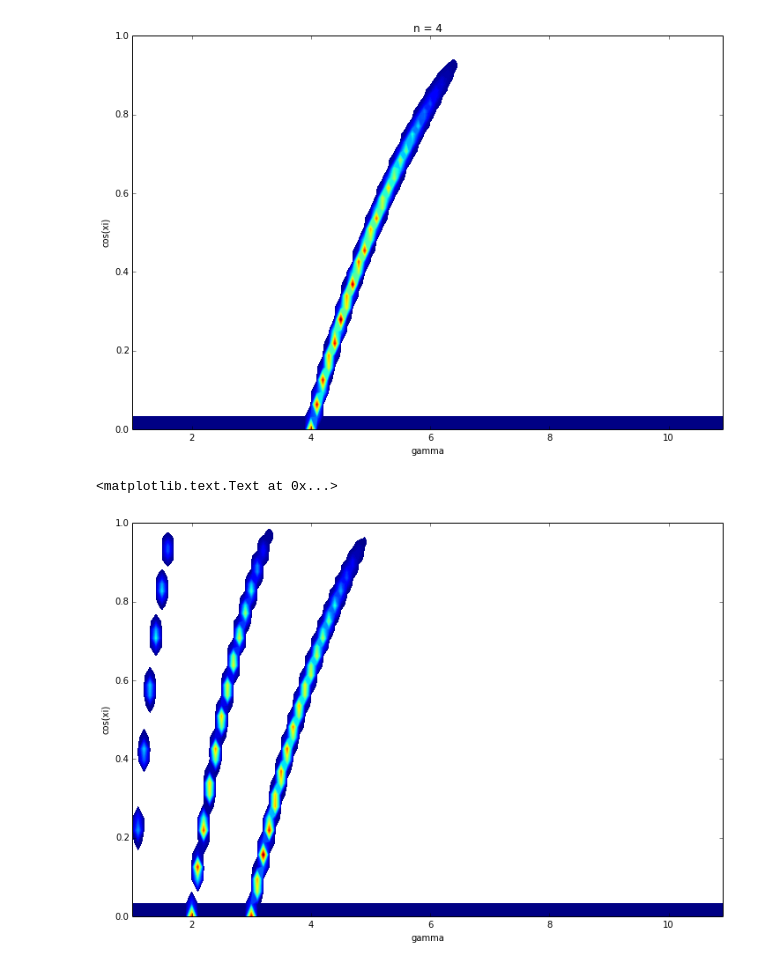
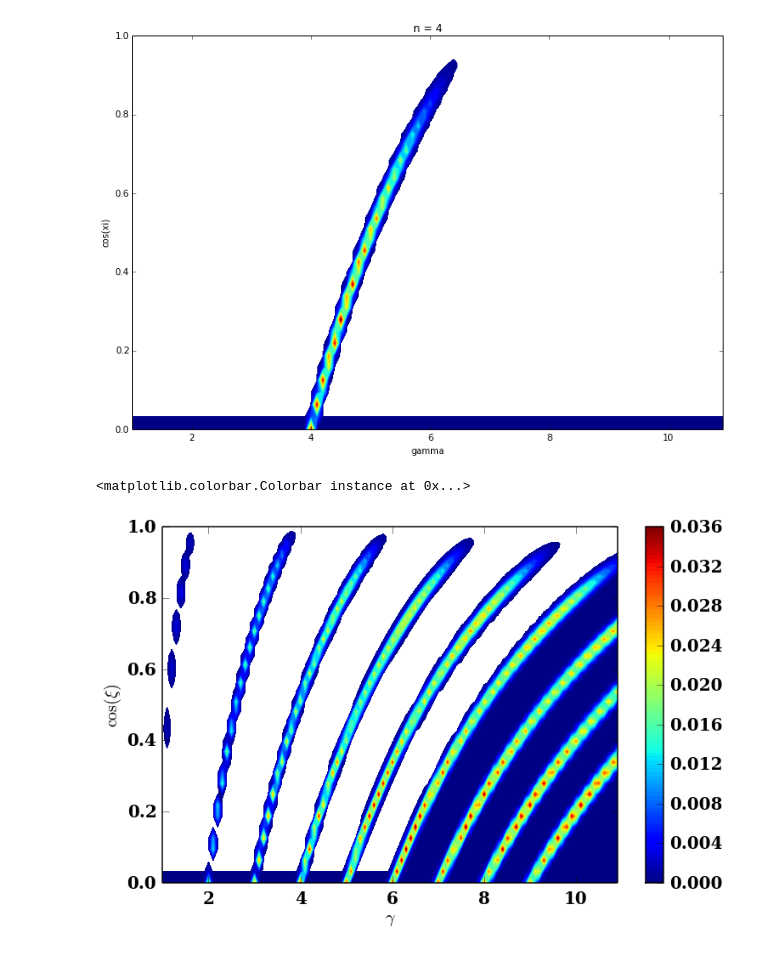
Before and after one commit to aapandy2/kappa_distributions, a Jupyter notebook: jnu_integrand_plot.ipynb, the cells around one changed output. Drawn from its saved outputs; the diff is of its cells as text; code cells hidden in the pictures.

Commit message:
cleaned up contour plot further

```diff
--- a/jnu_integrand_plot.ipynb
+++ b/jnu_integrand_plot.ipynb
@@ -23,17 +51,15 @@ e = 1
 #nu = 5e7
 
 
-#variables to be set (frequency, observer angle, frequency, width of delta function, electron number density?,
+#variables to be set (frequency, observer angle, width of delta function, electron number density,
 # sum index n)
 nu = 1
 theta = np.pi/3.
-beta = 0.8
 epsilon = 0.01
 n_e = 1
 xi = np.arange(-np.pi/2, np.pi/2, (np.pi)/100)
 gamma = np.arange(1, 11, 0.1)
-n = 1
-
+beta = np.sqrt(1. - 1./gamma**2.)
 
 def delta_function(n, gamma, xi):
     argument = (n * nu_c)/gamma - nu * (1 - beta * np.cos(xi) * np.cos(theta))
@@ -104,15 +130,18 @@ pl.title('n = '+str(n))
 # %%
 gamma_mesh, xi_mesh = np.meshgrid(gamma, xi)
 
-n = 1
+n = 10
 
-Z = jnu_integrand(n, gamma_mesh, xi_mesh) + jnu_integrand(n + 1, gamma_mesh, xi_mesh) + jnu_integrand(n + 2, gamma_mesh, xi_mesh)
+total_integrand = 0
+for i in xrange(n):
+    total_integrand = total_integrand + jnu_integrand(i, gamma_mesh, xi_mesh)
 
-pl.figure(figsize=(12, 8))
-pl.contourf(gamma_mesh, np.cos(xi_mesh), Z, 100)
-pl.xlabel('gamma')
-pl.ylabel('cos(xi)')
+#pl.figure(figsize=(12, 8))
+pl.contourf(gamma_mesh, np.cos(xi_mesh), total_integrand, 100)
+pl.xlabel('$\\gamma$')
+pl.ylabel('$\\cos(\\xi)$')
+pl.colorbar()
 #pl.title('n = '+str(n))
 # %% [output]
-<matplotlib.text.Text at 0x...>
+<matplotlib.colorbar.Colorbar instance at 0x...>
-[figure, old version]
+[figure, new version]
```
Also changed, not shown: parts of 5 cells of this notebook.
